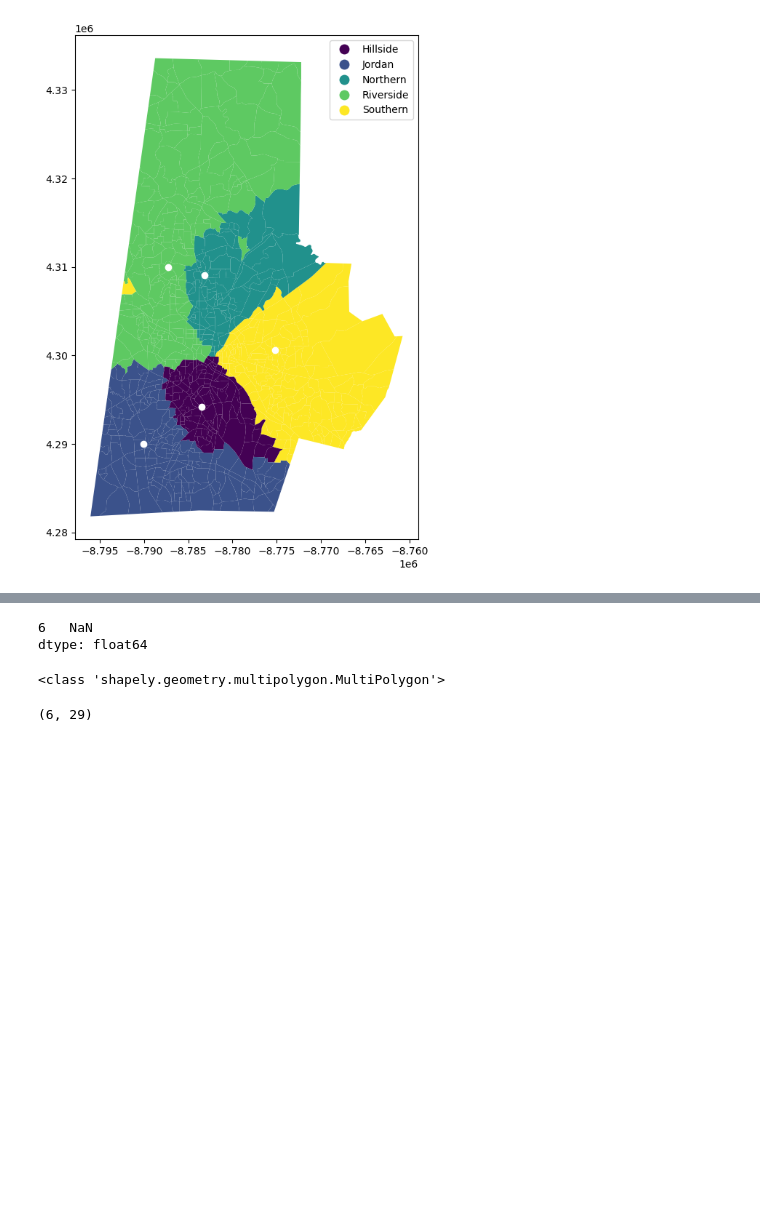
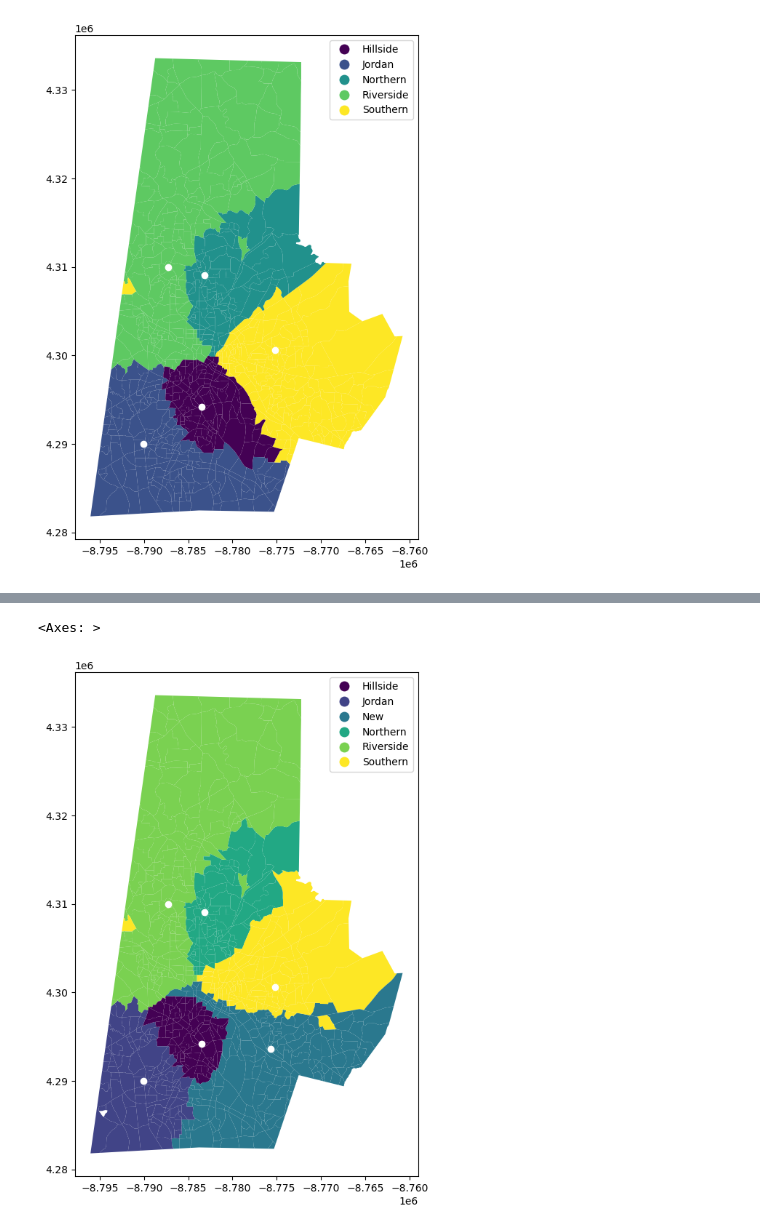
Before and after one commit to olublin/DPS-Planning, a Jupyter notebook: Base_Projection.ipynb, the cells around one changed output, grey strips where cells are left out. Cells and saved outputs as stored; diff of their text form; code cells hidden in the pictures; blank space fills up the shorter version.

```diff
--- a/Base_Projection.ipynb
+++ b/Base_Projection.ipynb
@@ -120,6 +120,10 @@ hs_2028_geo.plot(
 # %%
 #goal counts:
 #Southern: 1700, Hillside: 1700, Northern: 1700, Riverside: 1700, Jordan: 2000
+# %%
+dps_base_hs = dps_base_hs[['name','geometry']]
+dps_base_hs.loc[6,'name']='New High School'
+dps_base_hs = dps_base_hs.reset_index()
 # %%
 #repeat until capacities in range
 counts = pd.DataFrame([])
@@ -184,27 +192,26 @@ dps_base_hs.plot(ax=plt.gca(), color = 'white')
 # %%
 #candidates = dps_pu[~dps_pu['Region'].isin(['Central','North'])]
-candidates = dps_pu.loc[23]
-dps_base_hs.loc[6,'name']='New High School'
+candidates = dps_pu.loc[786]
 
 counts = pd.DataFrame([])
 counts['capacity'] = [1600,1810,1540,1540,1535,1600]
 objective_score = 0
 
 for candidate in candidates:
-    dps_base_hs.iloc[5,28] = candidates['geometry']
-    for i in range(0,5):
+    dps_base_hs.loc[5,'geometry']=candidates['geometry'].centroid
+    for i in range(0,10):
         counts['count']=[0,0,0,0,0,0]
         if i==0:
             counts['coefficient']=[1,1,1,1,1,1]
         for pu in hs_2028_geo.index:
             centroid = hs_2028_geo.loc[pu,'centroid']
             num_students = hs_2028_geo.loc[pu,'count']
-            [Southern, Hillside, Northern, Riverside, Jordan, New] = [dps_base_hs.iloc[0,28].distance(centroid)*counts.loc[0,'coefficient'],
-                                                                      dps_base_hs.iloc[1,28].distance(centroid)*counts.loc[1,'coefficient'],
-                                                                      dps_base_hs.iloc[2,28].distance(centroid)*counts.loc[2,'coefficient'],
-                                                                      dps_base_hs.iloc[3,28].distance(centroid)*counts.loc[3,'coefficient'],
-                                                                      dps_base_hs.iloc[4,28].distance(centroid)*counts.loc[4,'coefficient'],
-                                                                      dps_base_hs.iloc[5,28].distance(centroid)*counts.loc[5,'coefficient']]
+            [Southern, Hillside, Northern, Riverside, Jordan, New] = [dps_base_hs.loc[0,'geometry'].distance(centroid)*counts.loc[0,'coefficient'],
+                                                                      dps_base_hs.loc[1,'geometry'].distance(centroid)*counts.loc[1,'coefficient'],
+                                                                      dps_base_hs.loc[2,'geometry'].distance(centroid)*counts.loc[2,'coefficient'],
+                                                                      dps_base_hs.loc[3,'geometry'].distance(centroid)*counts.loc[3,'coefficient'],
+                                                                      dps_base_hs.loc[4,'geometry'].distance(centroid)*counts.loc[4,'coefficient'],
+                                                                      dps_base_hs.loc[5,'geometry'].distance(centroid)*counts.loc[5,'coefficient']]
             distances = {'Southern':Southern,
                          'Hillside':Hillside,
                          'Northern':Northern,
@@ -226,20 +233,17 @@ for candidate in candidates:
             if assign == 'New':
                 counts.loc[5,'count']+=num_students
             hs_2028_geo.loc[pu,'assign']=assign
-
-            distance = dps_base_hs[dps_base_hs['name']==assign+r' High School']['geometry'].distance(centroid)
-            objective_score += num_students * distance
-        counts['coefficient'] *= (counts['count']/counts['capacity'])**0.2
+        counts['coefficient'] *= (counts['count']/counts['capacity'])**0.3
-# %%
-objective_score
-# %% [output]
-6   NaN
-dtype: float64
-# %%
-print(type(candidates['geometry']))
-# %% [output]
-<class 'shapely.geometry.multipolygon.MultiPolygon'>
-# %%
-print(dps_base_hs.shape)
-# %% [output]
-(6, 29)
+# %%
+fig,ax = plt.subplots(figsize = (7,9))
+
+hs_2028_geo.plot(
+    column='assign',
+    ax = ax,
+    cmap = 'viridis',
+    legend = True
+)
+dps_base_hs.plot(ax=plt.gca(), color = 'white')
+# %% [output]
+<Axes: >
+[figure, added]
```
Also changed, not shown: parts of 4 cells of this notebook.
